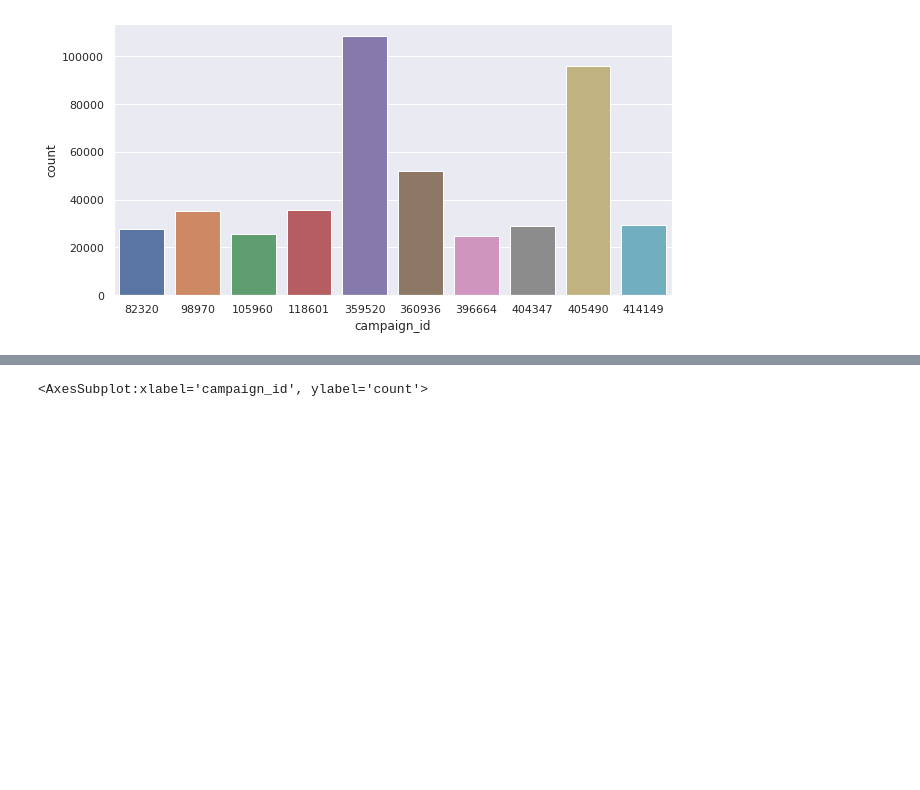
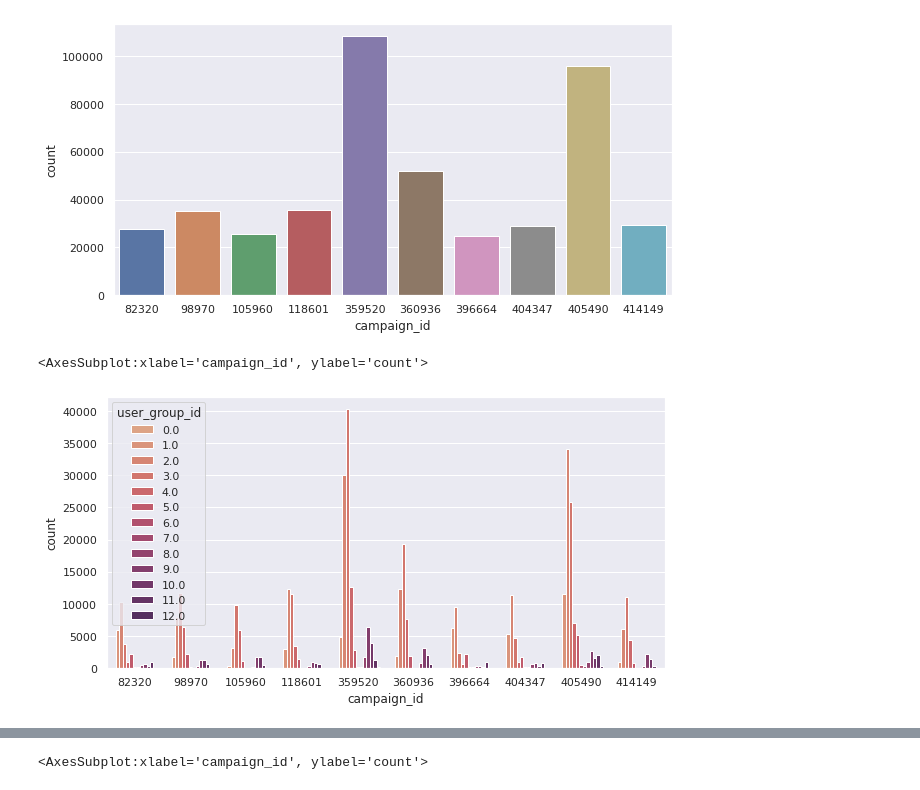
Before and after one commit to Bhawani-Rabisankar-Sahoo/Ad_analysis, a Jupyter notebook: advertisement-analysis.ipynb, the cells around one changed output, grey strips where cells are left out. Cells and saved outputs as stored; diff of their text form; code cells hidden in the pictures; blank space fills up the shorter version.

```diff
--- a/advertisement-analysis.ipynb
+++ b/advertisement-analysis.ipynb
@@ -48,3 +49,8 @@ sns.countplot(x=df['campaign_id'])
 # %% [output]
 <AxesSubplot:xlabel='campaign_id', ylabel='count'>
 [figure]
+# %%
+sns.countplot(x=df['campaign_id'],hue = df['user_group_id'],palette ="flare")
+# %% [output]
+<AxesSubplot:xlabel='campaign_id', ylabel='count'>
+[figure, added]
```
Also changed, not shown: parts of 6 cells of this notebook.
